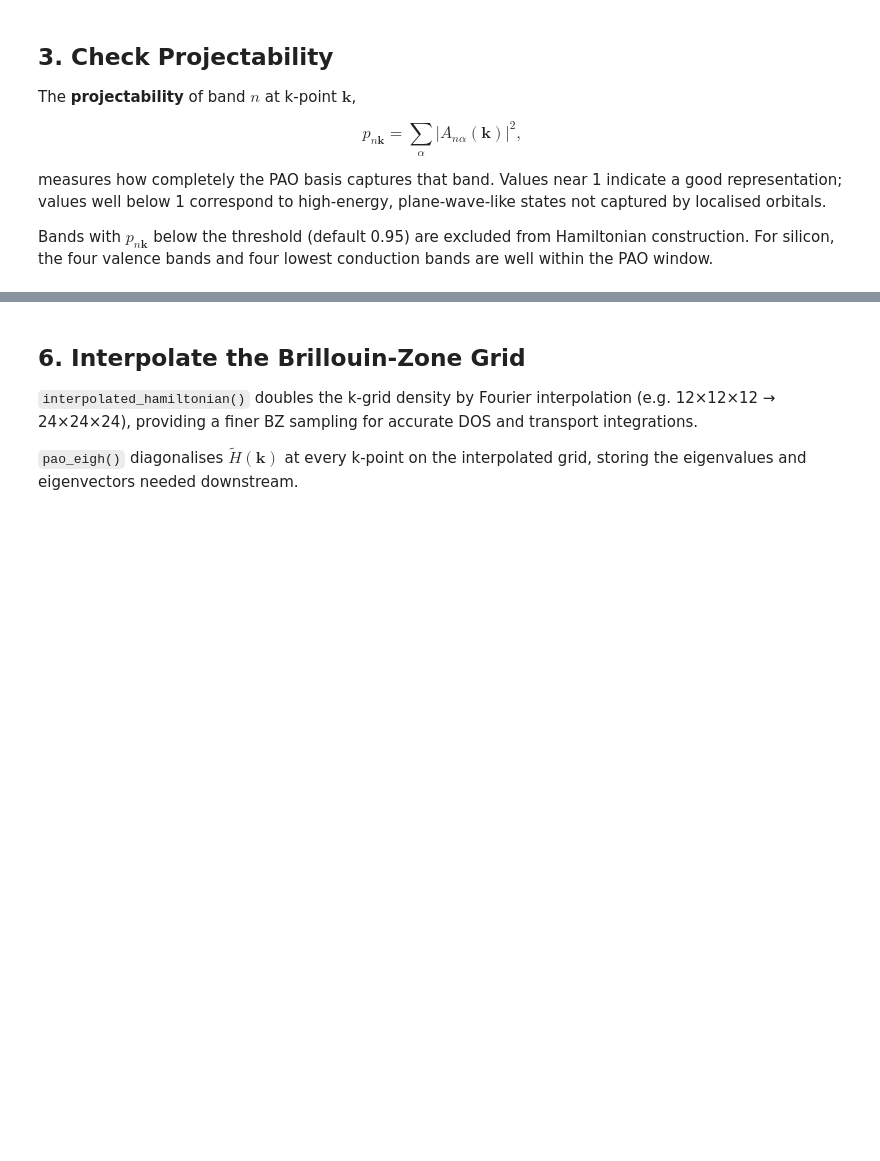
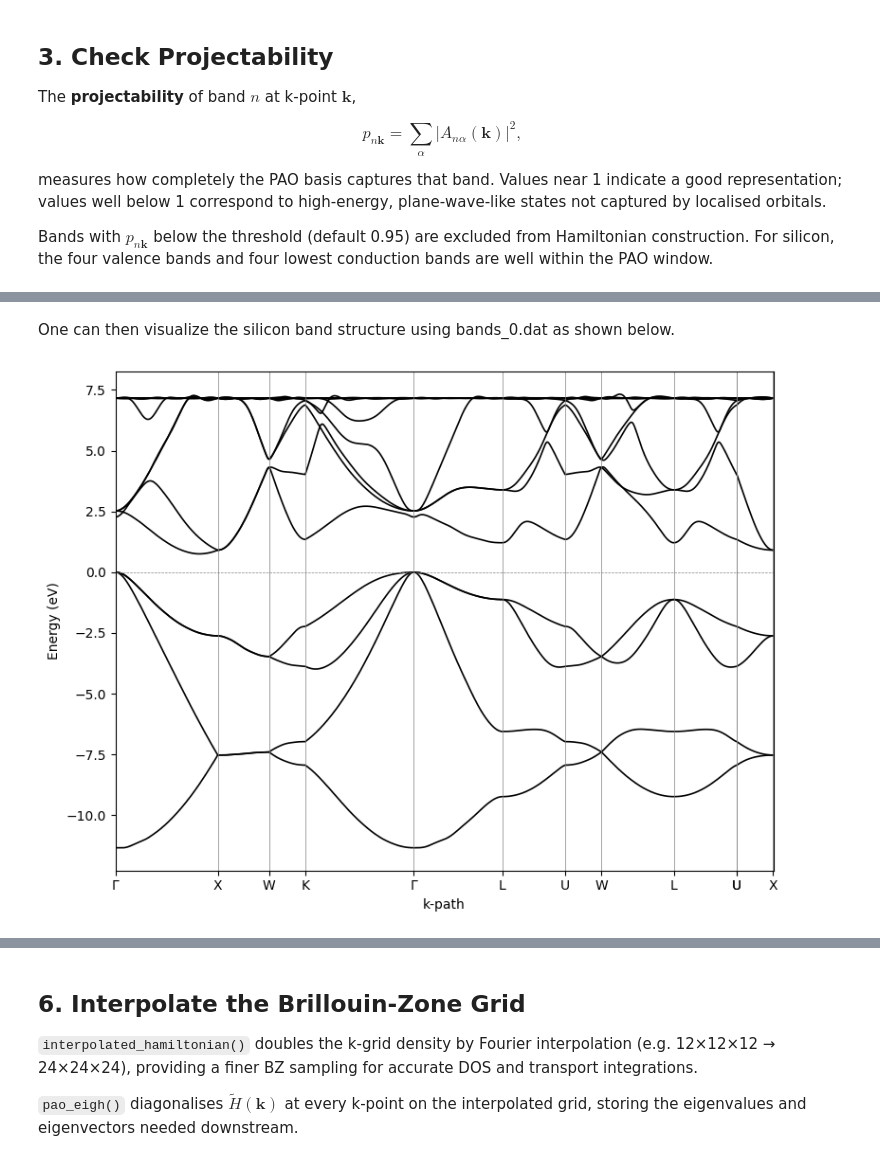
Before and after one commit to marcobn/PAOFLOW, a Jupyter notebook: docs/tutorials/tutorial01.ipynb, the cells around one changed output, grey strips where cells are left out. Drawn from its saved outputs; the diff is of its cells as text; code cells hidden in the pictures; blank space fills up the shorter version.

```diff
--- a/docs/tutorials/tutorial01.ipynb
+++ b/docs/tutorials/tutorial01.ipynb
@@ -125,0 +120,56 @@ else:
+# %% [markdown]
+One can then visualize the silicon band structure using bands_0.dat as shown below.
+# %%
+from pathlib import Path
+import numpy as np
+import matplotlib.pyplot as plt
+
+bands_file = Path(outputdir) / 'bands_0.dat'
+kpath_file = Path(outputdir) / 'kpath_points.txt'
+
+arr = np.loadtxt(bands_file)
+k = arr[:, 0]
+energies = arr[:, 1:]
+
+labels = []
+steps = []
+
+with open(kpath_file) as f:
+    for line in f:
+        parts = line.split()
+        if len(parts) != 2:
+            break
+        labels.append(parts[0].replace('gG', r'$\Gamma$'))
+        steps.append(int(parts[1]))
+
+# cumulative tick locations
+tick_idx = np.cumsum([0] + steps[:-1])
+
+# keep only valid tick positions
+mask = tick_idx < len(k)
+tick_idx = tick_idx[mask]
+labels = np.array(labels)[mask]
+
+tick_pos = k[tick_idx]
+
+fig, ax = plt.subplots(figsize=(8, 6))
+
+for i in range(energies.shape[1]):
+    ax.plot(k, energies[:, i], 'k-', lw=1.2)
+
+ax.axhline(0, color='gray', ls='--', lw=0.5)
+
+for x in tick_pos:
+    ax.axvline(x, color='gray', lw=0.5)
+
+ax.set_xticks(tick_pos)
+ax.set_xticklabels(labels)
+ax.set_xlim(k[0], k[-1])
+
+ax.set_xlabel('k-path')
+ax.set_ylabel('Energy (eV)')
+
+plt.tight_layout()
+plt.show()
+# %% [output]
+[figure, added]
```
Also changed, not shown: parts of 23 cells of this notebook.
